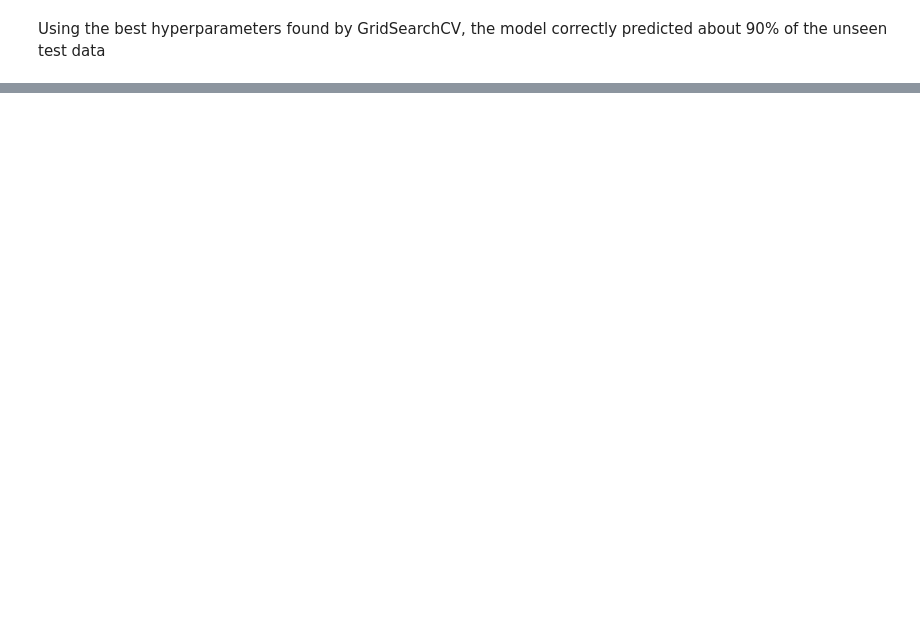
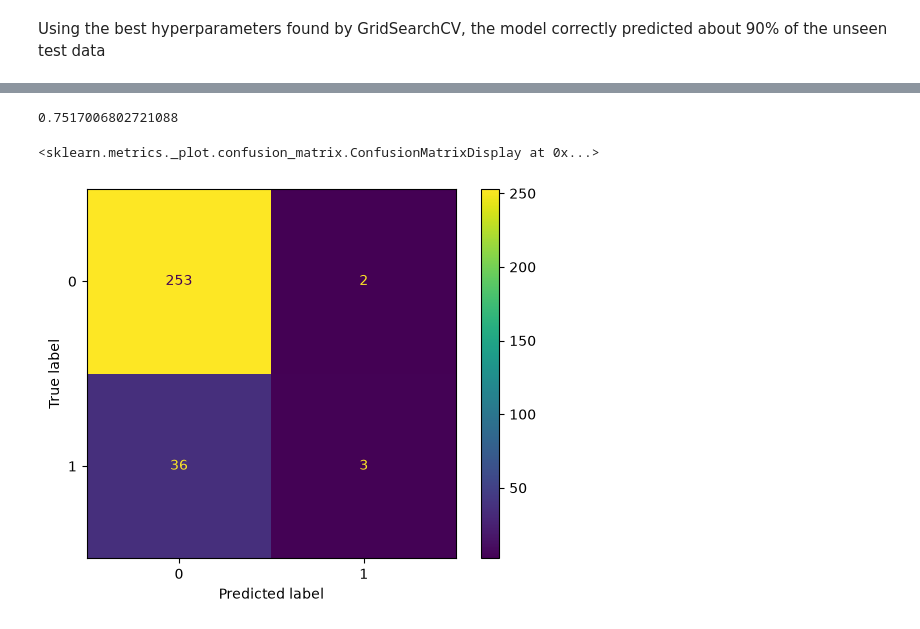
Before and after one commit to aishwari26/Classification-project-2-Adv-, a Jupyter notebook: IBM HR Analytics Employee Attrition.ipynb, the cells around one changed output, grey strips where cells are left out. Saved outputs shown, nothing was run; the diff lists cells and outputs as text; code cells hidden in the pictures; blank space fills up the shorter version.

```diff
--- a/IBM HR Analytics Employee Attrition.ipynb
+++ b/IBM HR Analytics Employee Attrition.ipynb
@@ -653,0 +748,3 @@ model=Pipeline([("preprocessor",preprocessor),(
+# %%
+grid_search=GridSearchCV(model2,param_grid,cv=5,scoring="accuracy",n_jobs=-1)
+grid_search.fit(X_train,y_train)
@@ -653,0 +804,6 @@ model=Pipeline([("preprocessor",preprocessor),(
+# %%
+model3=Pipeline([("preprocessor",preprocessor),(
+    "classifier",RandomForestClassifier(random_state=42)
+)])
+# %%
+model3.fit(X_train,y_train)
@@ -653,0 +828,12 @@ model=Pipeline([("preprocessor",preprocessor),(
+# %%
+y_pred=model3.predict(X_test)
+# %%
+acuracy=accuracy_score(y_test,y_pred)
+accuracy
+# %% [output]
+0.7517006802721088
+# %%
+ConfusionMatrixDisplay.from_predictions(y_test,y_pred)
+# %% [output]
+<sklearn.metrics._plot.confusion_matrix.ConfusionMatrixDisplay at 0x...>
+[figure, added]
```
Also changed, not shown: parts of 35 cells of this notebook.
